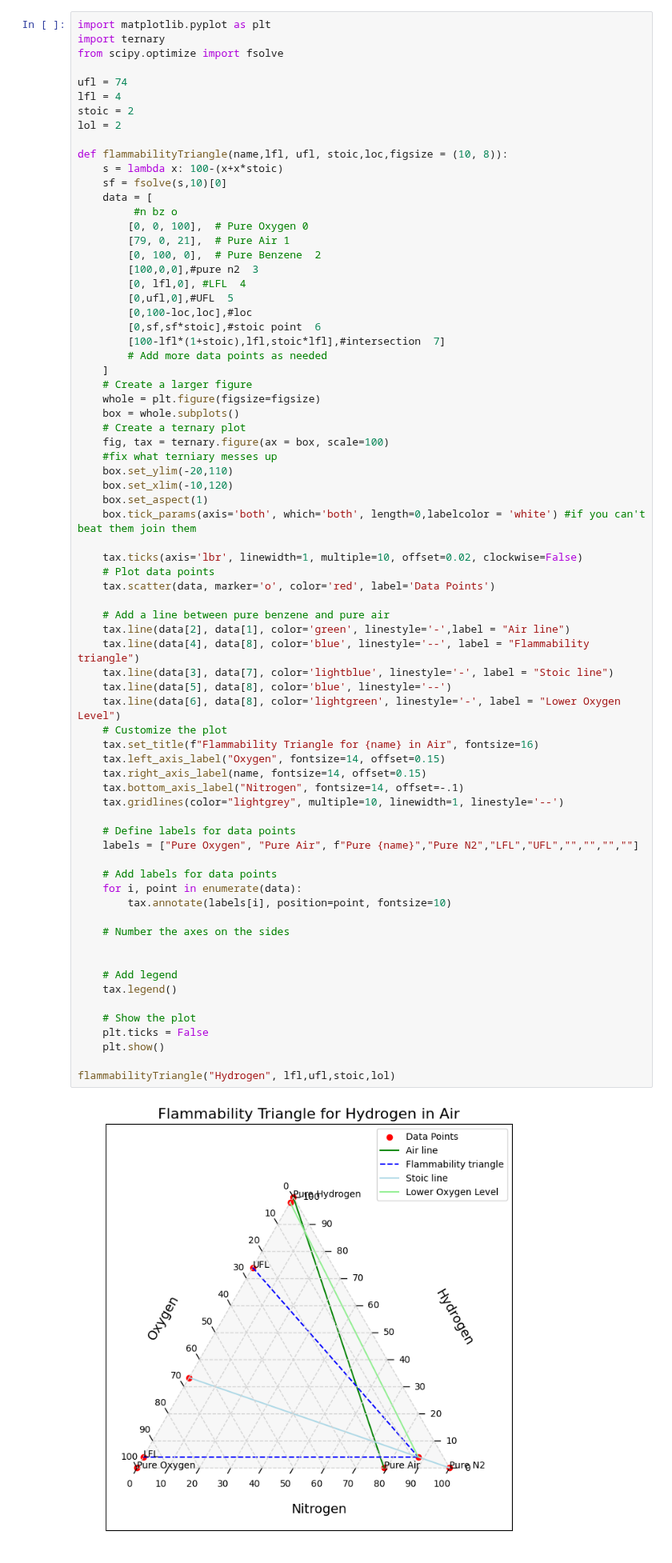
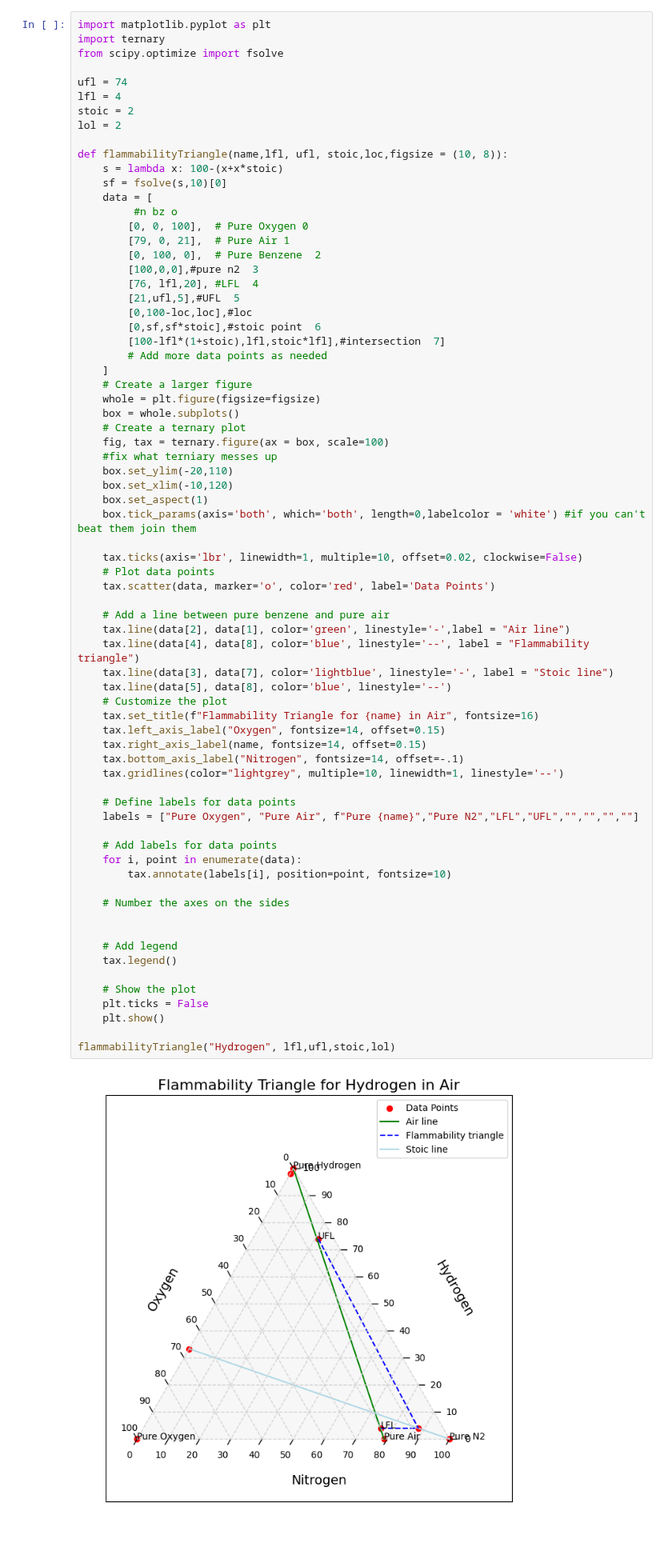
Before and after one commit to clint-bg/safetyinjc, a Jupyter notebook: _sources/physical/19-Flammability2.ipynb, the cells around one changed output. Shown at 80% size. Cells and saved outputs as stored; diff of their text form.

```diff
--- a/_sources/physical/19-Flammability2.ipynb
+++ b/_sources/physical/19-Flammability2.ipynb
@@ -28,8 +28,8 @@ def flammabilityTriangle(name,lfl, ufl, stoic,loc,figsize = (10, 8)):
         [79, 0, 21],  # Pure Air 1
         [0, 100, 0],  # Pure Benzene  2
         [100,0,0],#pure n2  3
-        [0, lfl,0], #LFL  4
-        [0,ufl,0],#UFL  5
+        [76, lfl,20], #LFL  4
+        [21,ufl,5],#UFL  5
         [0,100-loc,loc],#loc
         [0,sf,sf*stoic],#stoic point  6
         [100-lfl*(1+stoic),lfl,stoic*lfl],#intersection  7]
@@ -54,32 +54,31 @@ def flammabilityTriangle(name,lfl, ufl, stoic,loc,figsize = (10, 8)):
     tax.line(data[2], data[1], color='green', linestyle='-',label = "Air line")
     tax.line(data[4], data[8], color='blue', linestyle='--', label = "Flammability triangle")
     tax.line(data[3], data[7], color='lightblue', linestyle='-', label = "Stoic line")
     tax.line(data[5], data[8], color='blue', linestyle='--')
-    tax.line(data[6], data[8], color='lightgreen', linestyle='-', label = "Lower Oxygen Level")
     # Customize the plot
     tax.set_title(f"Flammability Triangle for {name} in Air", fontsize=16)
     tax.left_axis_label("Oxygen", fontsize=14, offset=0.15)
     tax.right_axis_label(name, fontsize=14, offset=0.15)
     tax.bottom_axis_label("Nitrogen", fontsize=14, offset=-.1)
     tax.gridlines(color="lightgrey", multiple=10, linewidth=1, linestyle='--')
 
     # Define labels for data points
     labels = ["Pure Oxygen", "Pure Air", f"Pure {name}","Pure N2","LFL","UFL","","","",""]
 
     # Add labels for data points
     for i, point in enumerate(data):
         tax.annotate(labels[i], position=point, fontsize=10)
 
     # Number the axes on the sides
 
 
     # Add legend
     tax.legend()
 
     # Show the plot
     plt.ticks = False
     plt.show()
 
 flammabilityTriangle("Hydrogen", lfl,ufl,stoic,lol)
 # %% [output]
-[figure, old version]
+[figure, new version]
```
Also changed, not shown: parts of 2 cells of this notebook, 3 other files.
